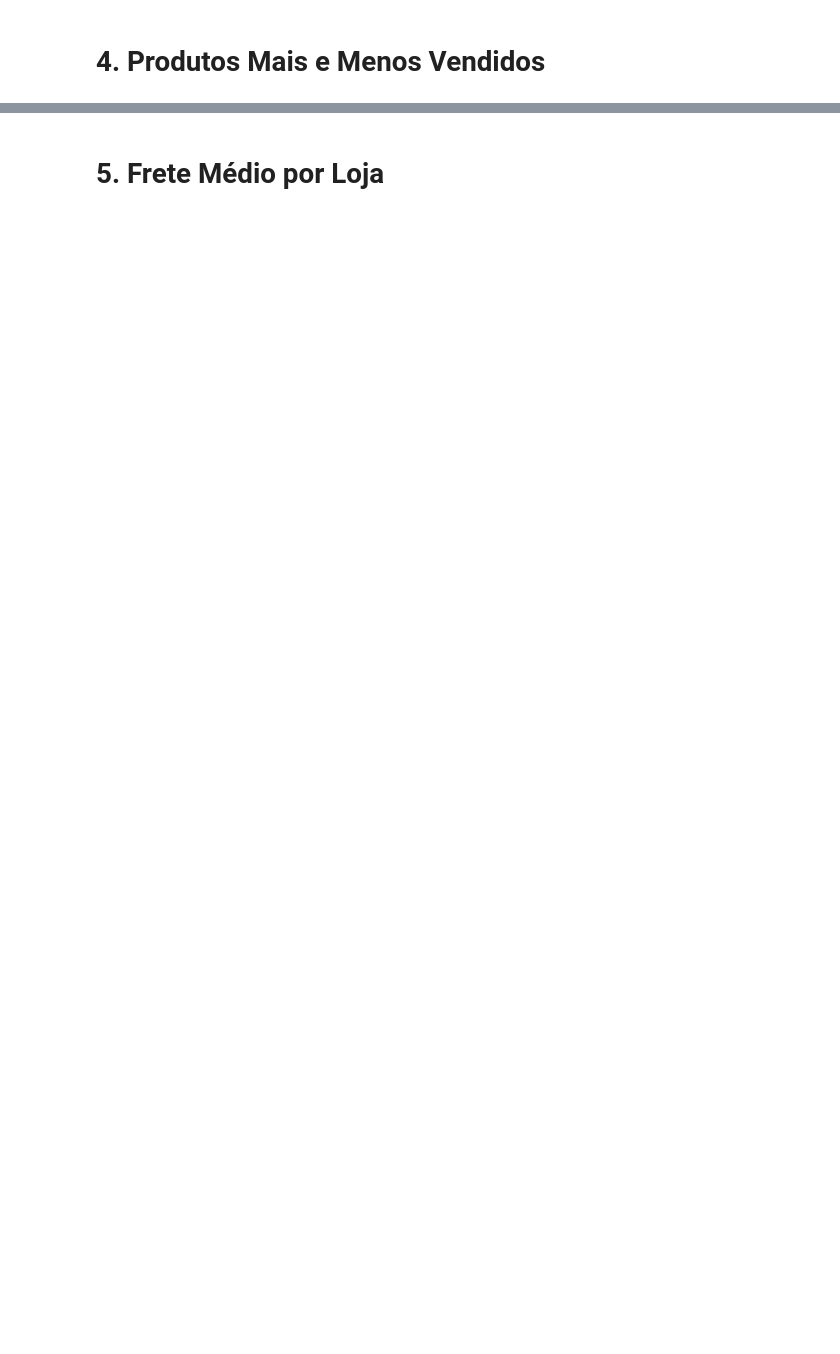
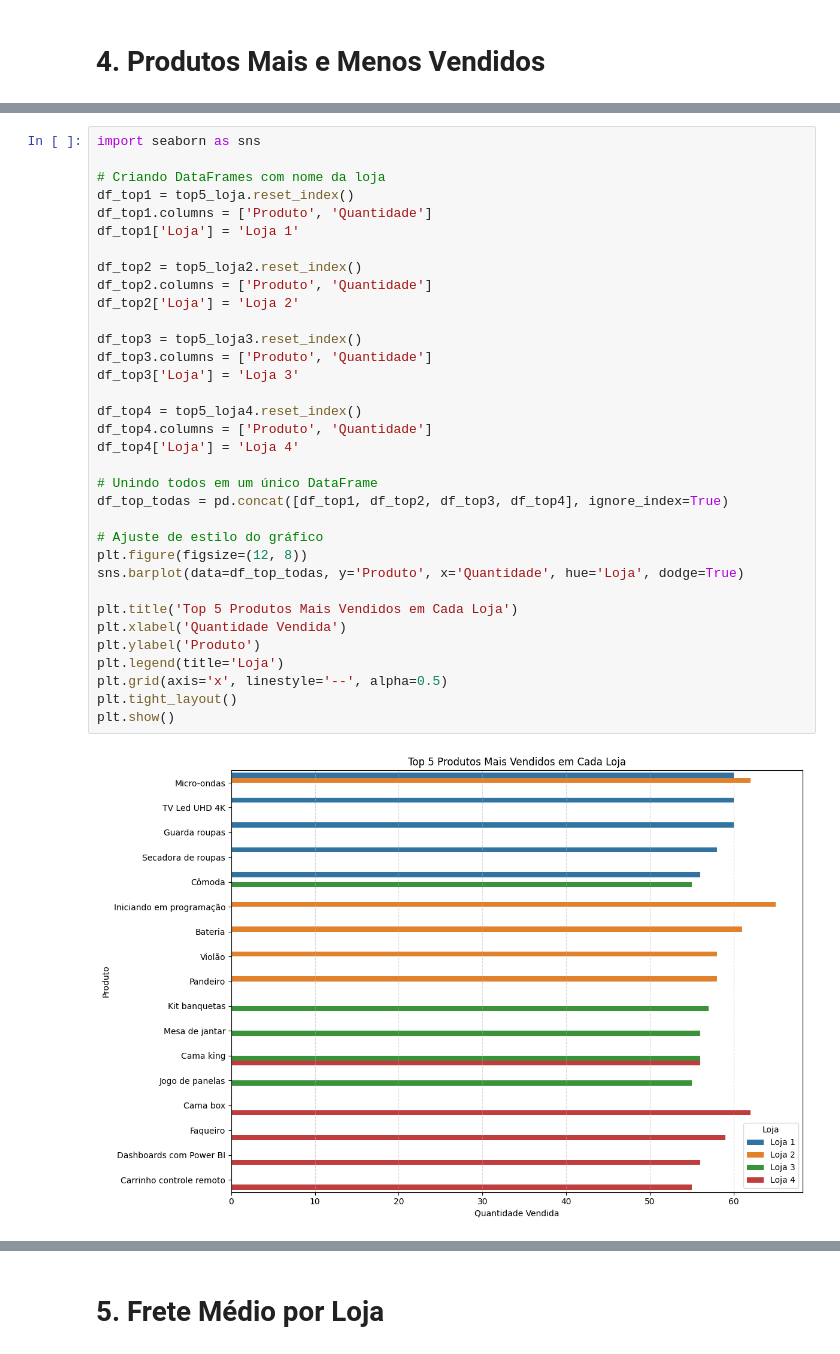
Before and after one commit to AzKatrine/challenge_one_data_science, a Jupyter notebook: AluraStoreBr.ipynb, the cells around one changed output, grey strips where cells are left out. Saved outputs shown, nothing was run; the diff lists cells and outputs as text; blank space fills up the shorter version.

```diff
--- a/AluraStoreBr.ipynb
+++ b/AluraStoreBr.ipynb
@@ -128,0 +258,36 @@ plt.show()
+# %%
+import seaborn as sns
+
+# Criando DataFrames com nome da loja
+df_top1 = top5_loja.reset_index()
+df_top1.columns = ['Produto', 'Quantidade']
+df_top1['Loja'] = 'Loja 1'
+
+df_top2 = top5_loja2.reset_index()
+df_top2.columns = ['Produto', 'Quantidade']
+df_top2['Loja'] = 'Loja 2'
+
+df_top3 = top5_loja3.reset_index()
+df_top3.columns = ['Produto', 'Quantidade']
+df_top3['Loja'] = 'Loja 3'
+
+df_top4 = top5_loja4.reset_index()
+df_top4.columns = ['Produto', 'Quantidade']
+df_top4['Loja'] = 'Loja 4'
+
+# Unindo todos em um único DataFrame
+df_top_todas = pd.concat([df_top1, df_top2, df_top3, df_top4], ignore_index=True)
+
+# Ajuste de estilo do gráfico
+plt.figure(figsize=(12, 8))
+sns.barplot(data=df_top_todas, y='Produto', x='Quantidade', hue='Loja', dodge=True)
+
+plt.title('Top 5 Produtos Mais Vendidos em Cada Loja')
+plt.xlabel('Quantidade Vendida')
+plt.ylabel('Produto')
+plt.legend(title='Loja')
+plt.grid(axis='x', linestyle='--', alpha=0.5)
+plt.tight_layout()
+plt.show()
+# %% [output]
+[figure, added]
```
Also changed, not shown: parts of 8 cells of this notebook.
